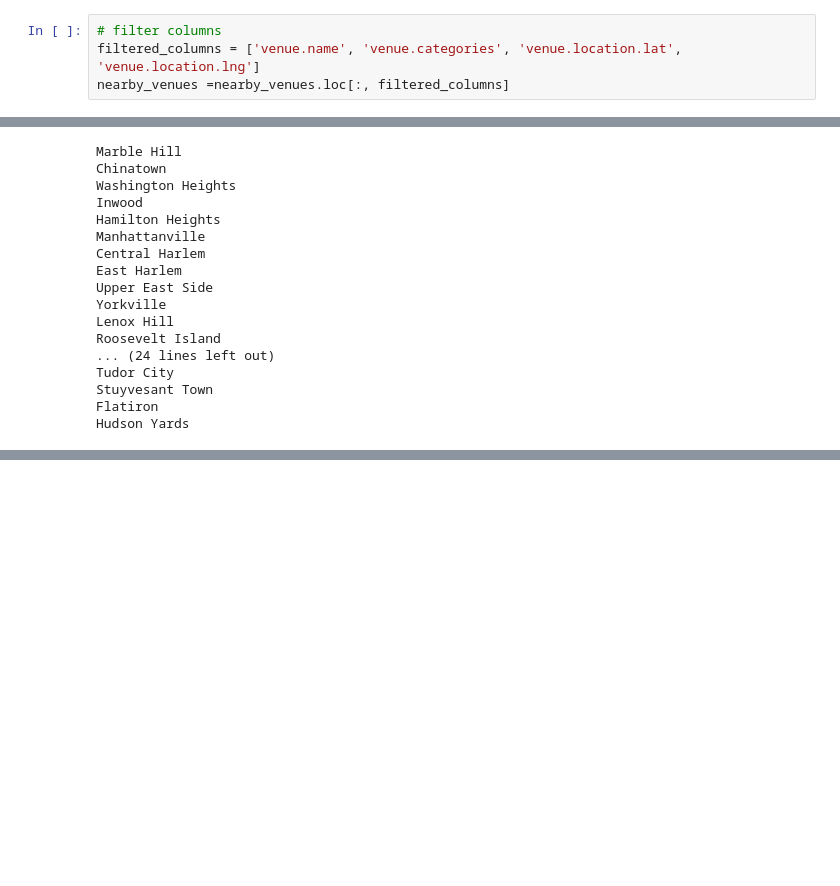
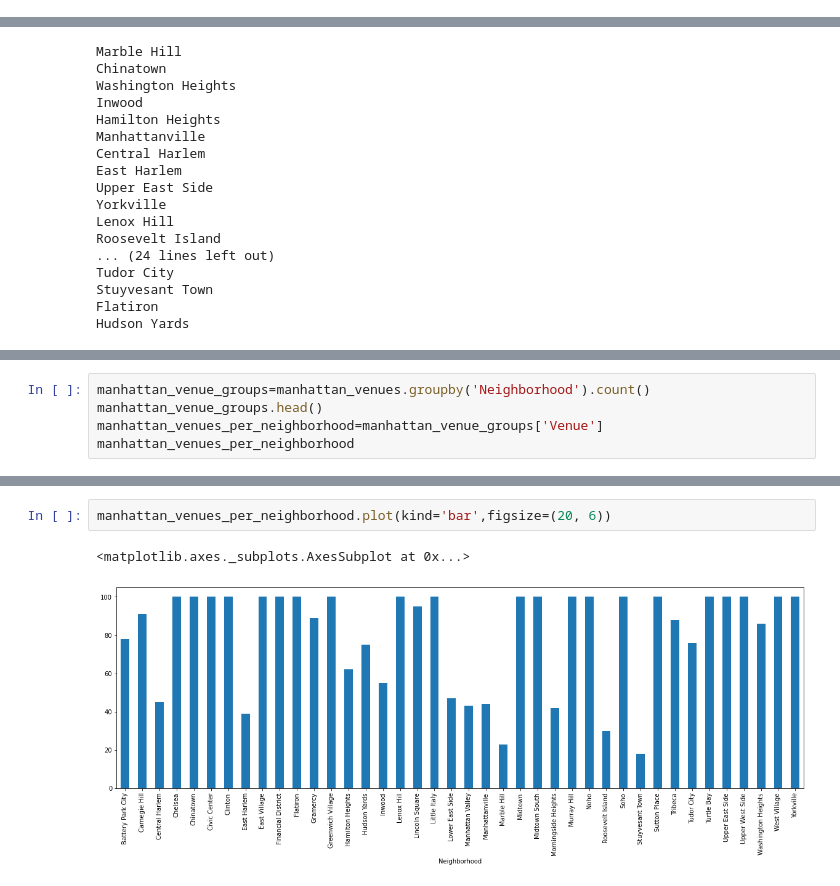
Before and after one commit to jeffbuschow/CourseraCapstone, a Jupyter notebook: Coursera Capstone Pt 2 and 3.ipynb, the cells around one changed output, grey strips where cells are left out. Drawn from its saved outputs; the diff is of its cells as text; blank space fills up the shorter version.

```diff
--- a/Coursera Capstone Pt 2 and 3.ipynb
+++ b/Coursera Capstone Pt 2 and 3.ipynb
@@ -286,4 +154,0 @@ nearby_venues = json_normalize(venues)
-# %%
-# filter columns
-filtered_columns = ['venue.name', 'venue.categories', 'venue.location.lat', 'venue.location.lng']
-nearby_venues =nearby_venues.loc[:, filtered_columns]
@@ -408,0 +224,5 @@ There are 330 uniques categories.
+# %%
+manhattan_venue_groups=manhattan_venues.groupby('Neighborhood').count()
+manhattan_venue_groups.head()
+manhattan_venues_per_neighborhood=manhattan_venue_groups['Venue']
+manhattan_venues_per_neighborhood
@@ -712,0 +300,5 @@ AttributeError: 'NoneType' object has no attribute 'items'
+# %%
+manhattan_venues_per_neighborhood.plot(kind='bar',figsize=(20, 6))
+# %% [output]
+<matplotlib.axes._subplots.AxesSubplot at 0x...>
+[figure, added]
```
Also changed, not shown: parts of 54 cells of this notebook.
